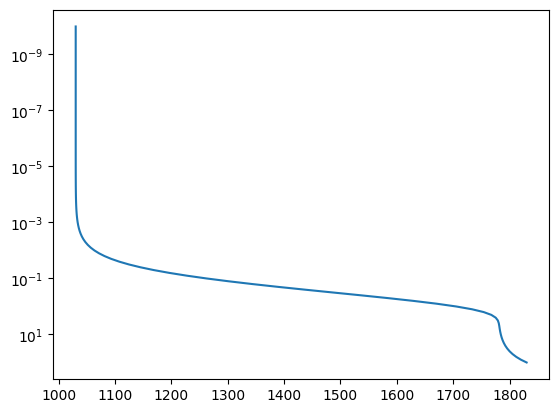
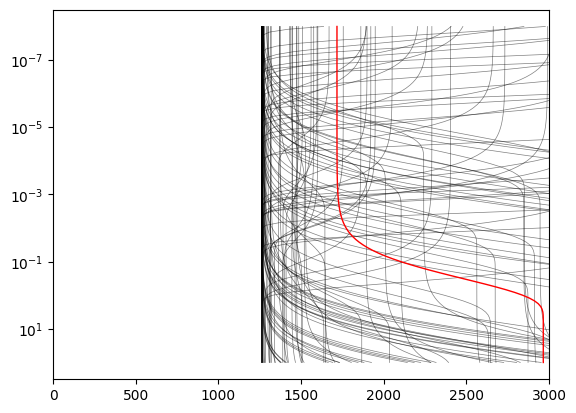
The change to this notebook cell's code, shown as a diff; its figure went from the first image to the second:
--- before
+++ after
@@ -1,5 +1,16 @@
-t = get_tprofile(pres_bar, 1e-2, 1e-1, 1000, 200, 1200)
 fig, ax = pl.subplots()
-ax.plot(t, pres_bar)
+
+for i in range(100):
+    _kir = 10**np.random.uniform(-5, 3)
+    _gamma = 10**np.random.uniform(-3, 3) 
+
+    t = get_tprofile(pres_bar, _kir, _gamma, 1000, 50, 1500)
+    ax.plot(t, pres_bar, lw=0.5, color='k', alpha=0.5)
+
+t = get_tprofile(pres_bar, 10**-2, 10**-1, 1000, 50, 2000)
+ax.plot(t, pres_bar, lw=1, color='r', zorder=9)
+
 ax.invert_yaxis()
 ax.set_yscale('log')
+ax.set_xlim(0, 3000)
+# ax.set_xscale('log')

Commit: modified:   __pycache__/lcr_atm.cpython-312.pyc 	modified:   config/HD209458b_benchmark-pix.toml 	modified:   config/HD209458b_joint.toml 	new file:   config/HD209458b_joint_flatmass.toml 	new file:   corner_plot-comb.pdf 	modified:   lcr_atm.py 	modified:   lcr_exec_mcmc.py 	deleted:    output-pix.